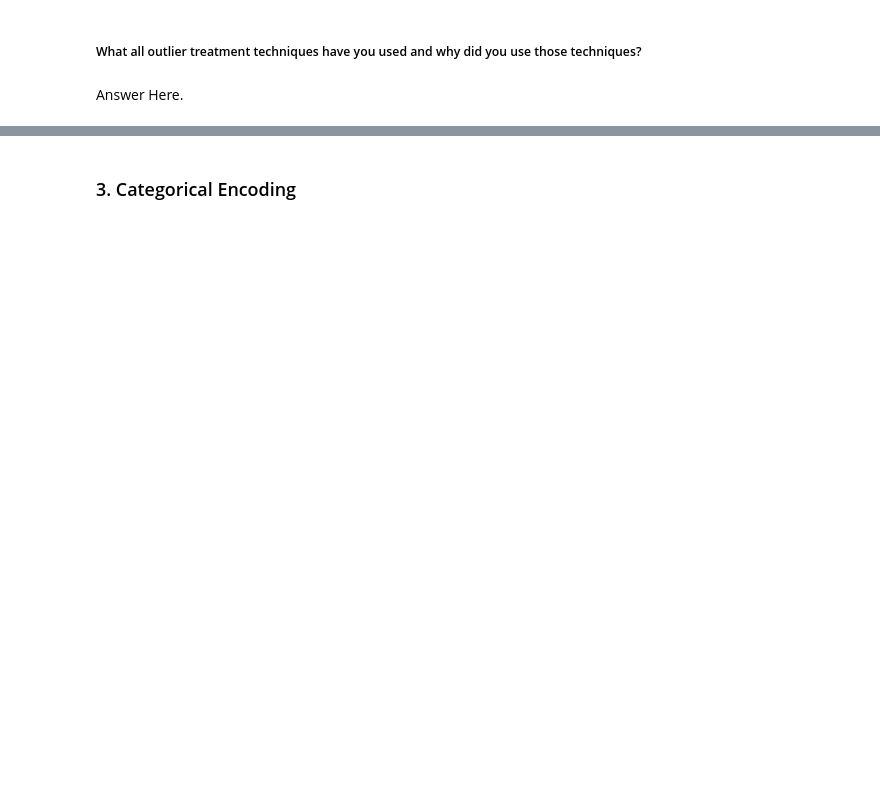
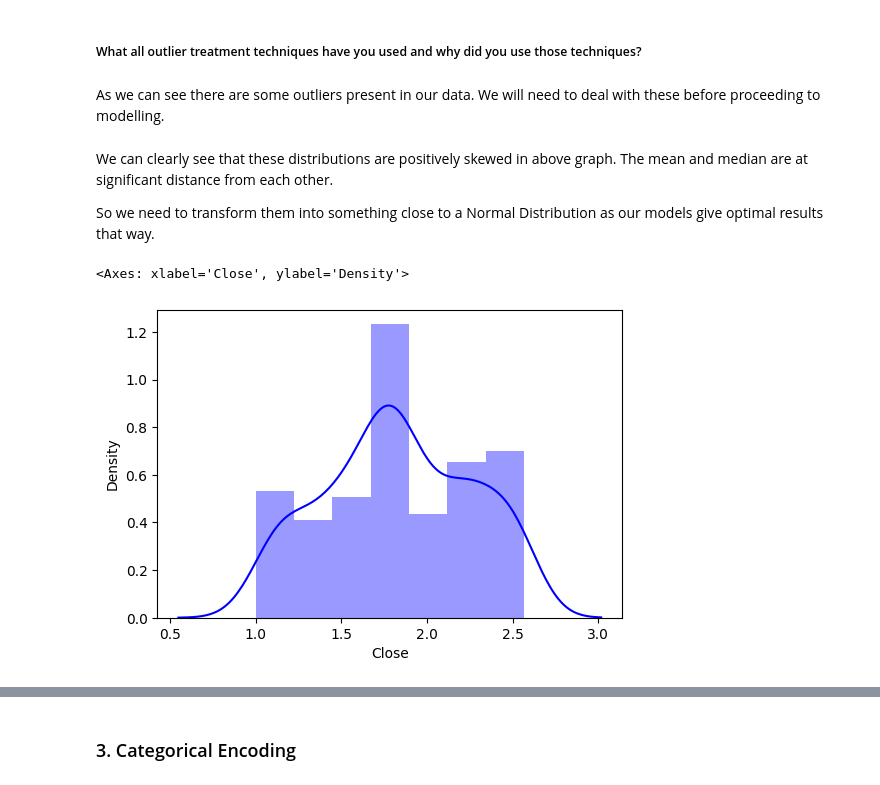
Before and after one commit to sanjaypatil91/Regression-Yes-Bank-Stock-Closing-Price-Prediction, a Jupyter notebook: Regression_Yes_Bank_Stock_Closing_Price_Prediction.ipynb, the cells around one changed output, grey strips where cells are left out. Cells and saved outputs as stored; diff of their text form; code cells hidden in the pictures; blank space fills up the shorter version.

```diff
--- a/Regression_Yes_Bank_Stock_Closing_Price_Prediction.ipynb
+++ b/Regression_Yes_Bank_Stock_Closing_Price_Prediction.ipynb
@@ -587,4 +364,16 @@ Answer Here.
 # %% [markdown]
 ##### What all outlier treatment techniques have you used and why did you use those techniques?
-# %% [markdown]
-Answer Here.
+# %% [markdown]
+As we can see there are some outliers present in our data. We will need to deal with these before proceeding to modelling.
+# %% [markdown]
+We can clearly see that these distributions are positively skewed in above graph. The mean and median are at significant distance from each other.
+
+So we need to transform them into something close to a Normal Distribution as our models give optimal results that way.
+# %%
+# Lets use log transformation on these features using np.log() and plot them.
+
+plt.figure(figsize=(6,4))
+sns.distplot(np.log10(data["Close"]),color='b')
+# %% [output]
+<Axes: xlabel='Close', ylabel='Density'>
+[figure, added]
```
Also changed, not shown: parts of 205 cells of this notebook.
